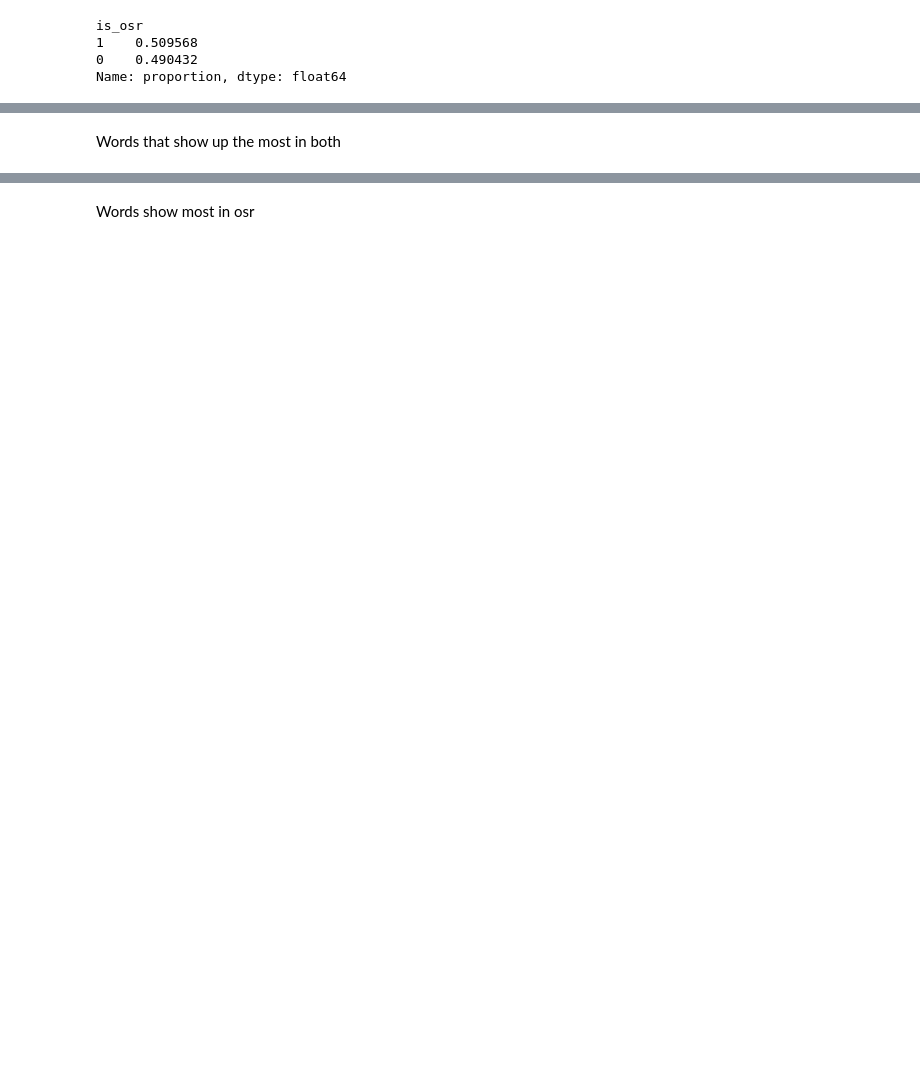
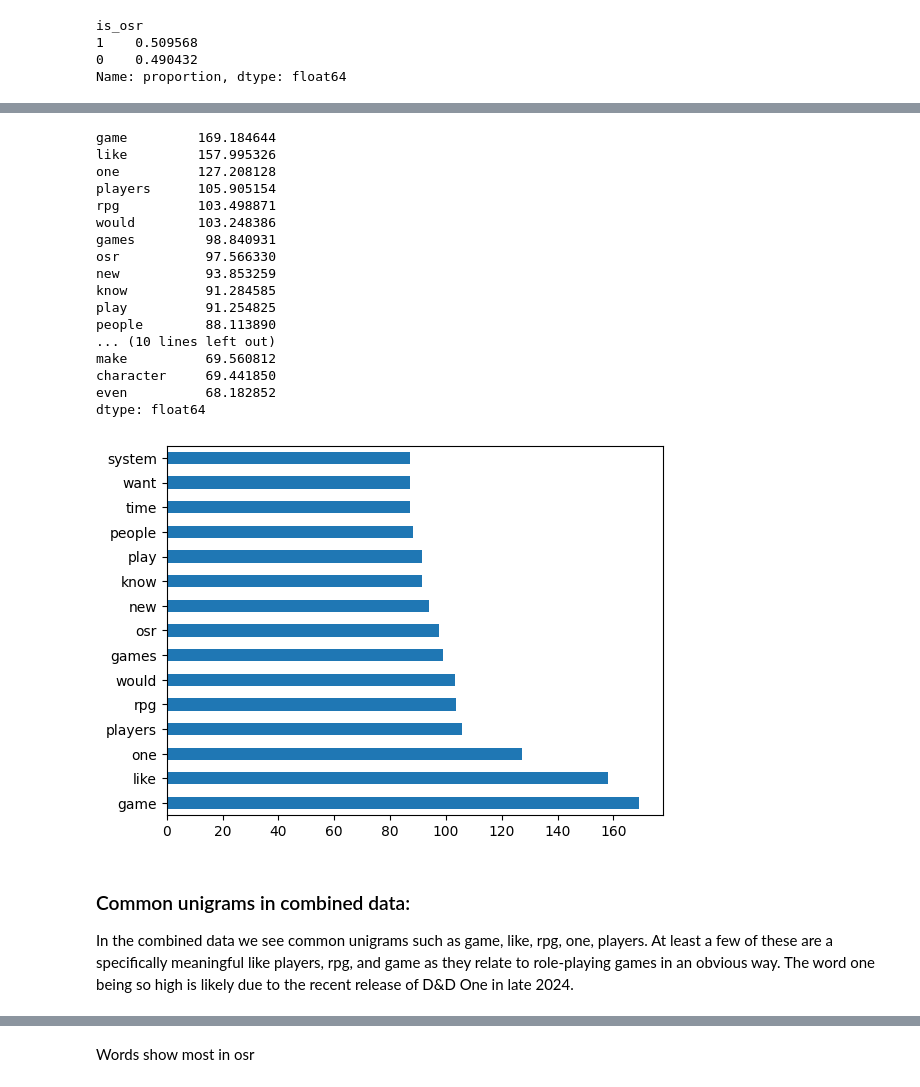
Before and after one commit to bola0321/Subreddits-Storytelling-Is-What-s-Old-is-New-Again-, a Jupyter notebook: code/cleaning_and_eda.ipynb, the cells around one changed output, grey strips where cells are left out. Drawn from its saved outputs; the diff is of its cells as text; code cells hidden in the pictures; blank space fills up the shorter version.

```diff
--- a/code/cleaning_and_eda.ipynb
+++ b/code/cleaning_and_eda.ipynb
@@ -70,8 +91,0 @@ Name: count, dtype: int64
-# %%
-cleaned.shape
-cleaned.head()
-cleaned.tail()
-
-# indexes are not unique, so I will reset them to make concatenation possible
-
-cleaned = cleaned.reset_index()
@@ -112,2 +114,31 @@ Our baseline accuracy is 50.9% that subreddit will be from the osr subreddit.  F
+# %%
+X = cleaned["selftext"]
+y = cleaned["is_osr"]
+
+# Train/test split
+X_train, X_test, y_train, y_test = train_test_split(X, y, random_state=123)
+# %%
+#clean df unigram
+cleaning.tfidf_list_and_barplot(1, 1, X_train, X_test, y_train, y_test)
+# %% [output]
+game         169.184644
+like         157.995326
+one          127.208128
+players      105.905154
+rpg          103.498871
+would        103.248386
+games         98.840931
+osr           97.566330
+new           93.853259
+know          91.284585
+play          91.254825
+people        88.113890
+... (10 lines left out)
+make          69.560812
+character     69.441850
+even          68.182852
+dtype: float64
+[figure, added]
 # %% [markdown]
-Words that show up the most in both
+### Common unigrams in combined data:
+In the combined data we see common unigrams such as game, like, rpg, one, players. At least a few of these are a specifically meaningful like players, rpg, and game as they relate to role-playing games in an obvious way. The word one being so high is likely due to the recent release of D&D One in late 2024.
```
Also changed, not shown: parts of 53 cells of this notebook, 6 other files.
